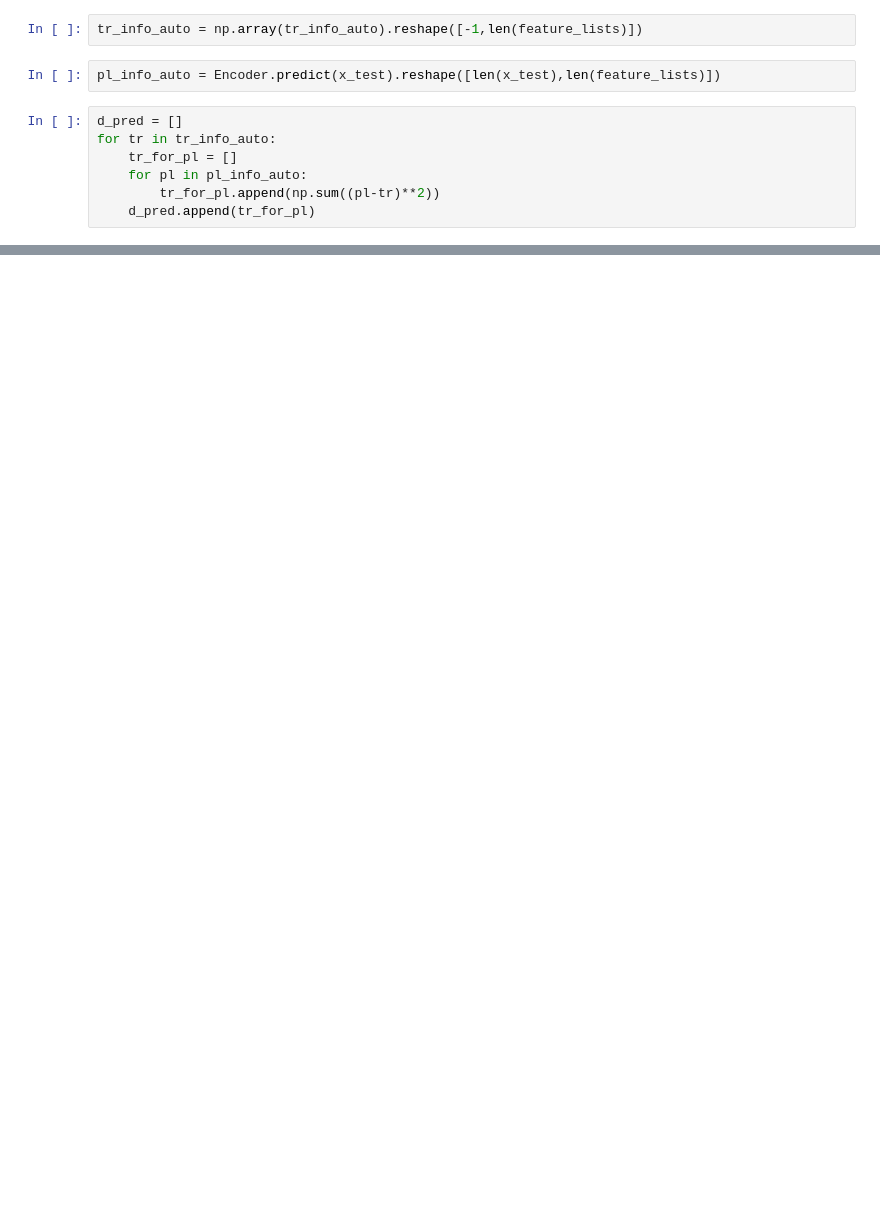
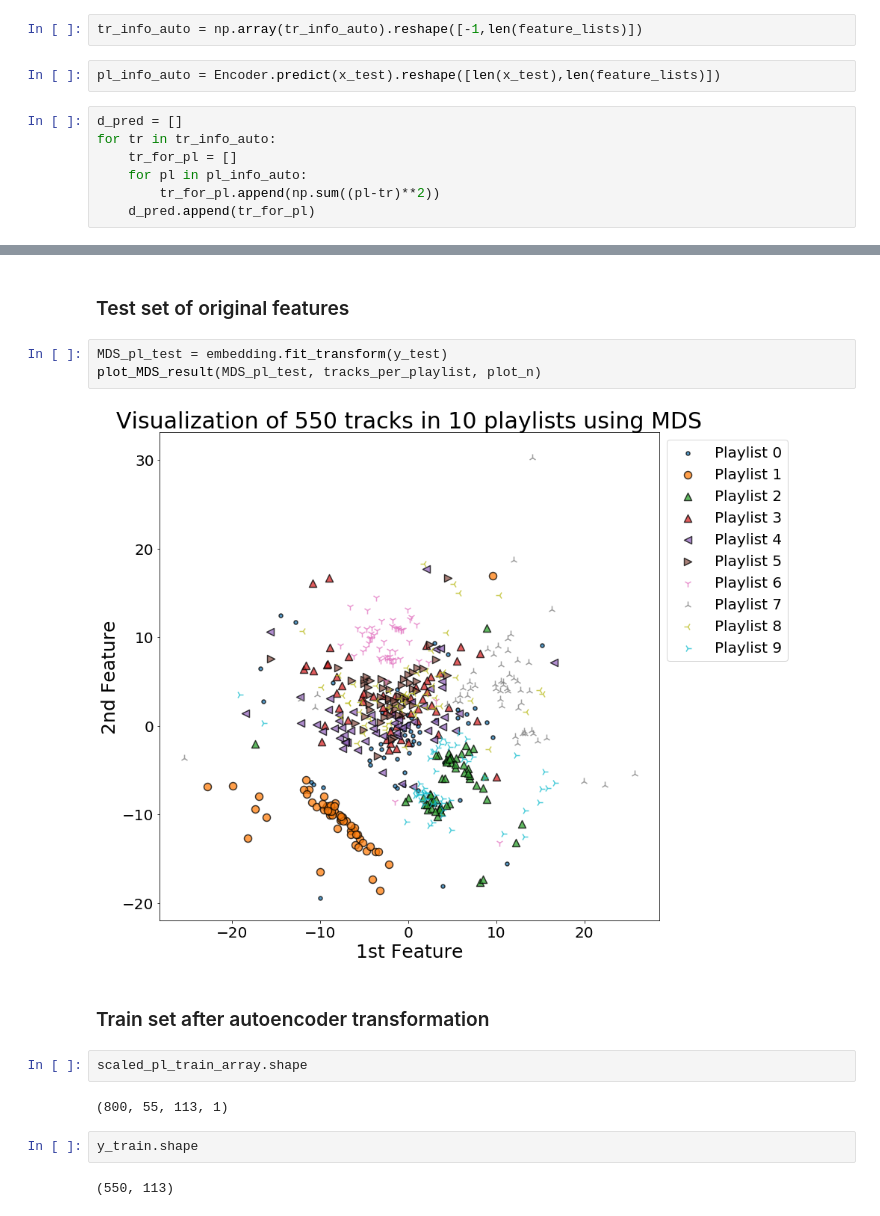
Before and after one commit to slee25/AC209A_SpotifyGroup30, a Jupyter notebook: notebooks/project_spotify_model.ipynb, the cells around one changed output, grey strips where cells are left out. Saved outputs shown, nothing was run; the diff lists cells and outputs as text; blank space fills up the shorter version.

```diff
--- a/notebooks/project_spotify_model.ipynb
+++ b/notebooks/project_spotify_model.ipynb
@@ -530,0 +595,17 @@ scaled_tr_train_df.shape
+# %% [markdown]
+### Test set of original features
+# %%
+MDS_pl_test = embedding.fit_transform(y_test)
+plot_MDS_result(MDS_pl_test, tracks_per_playlist, plot_n)
+# %% [output]
+[figure, added]
+# %% [markdown]
+### Train set after autoencoder transformation
+# %%
+scaled_pl_train_array.shape
+# %% [output]
+(800, 55, 113, 1)
+# %%
+y_train.shape
+# %% [output]
+(550, 113)
```
Also changed, not shown: parts of 55 cells of this notebook.
